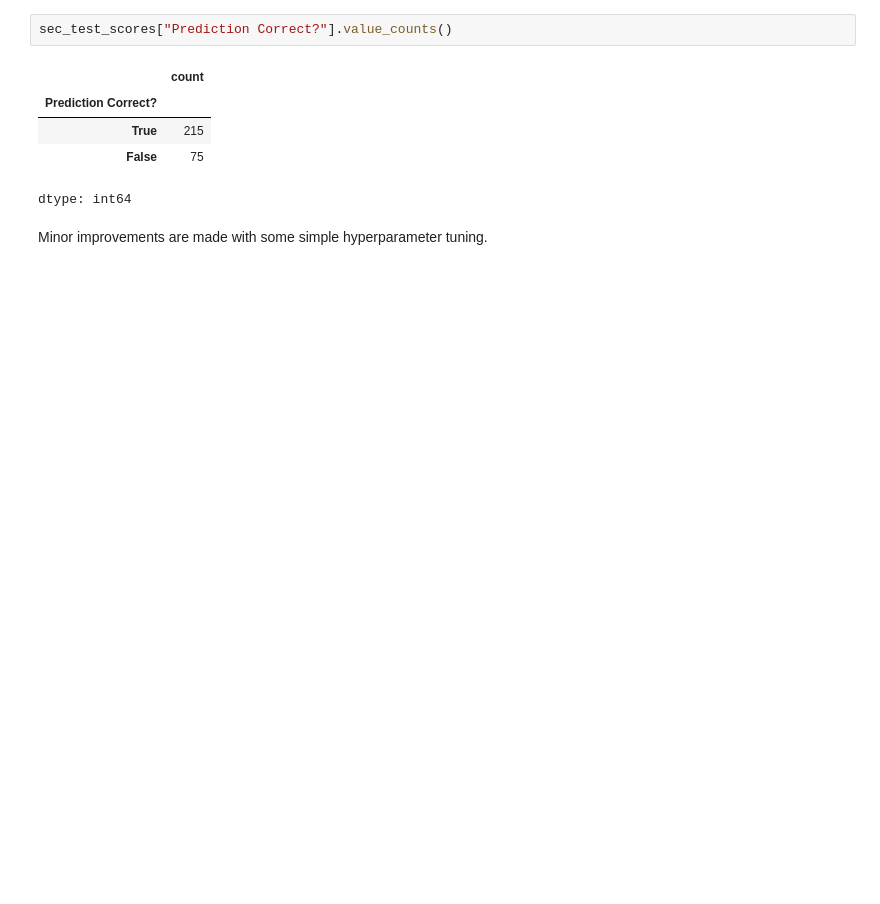
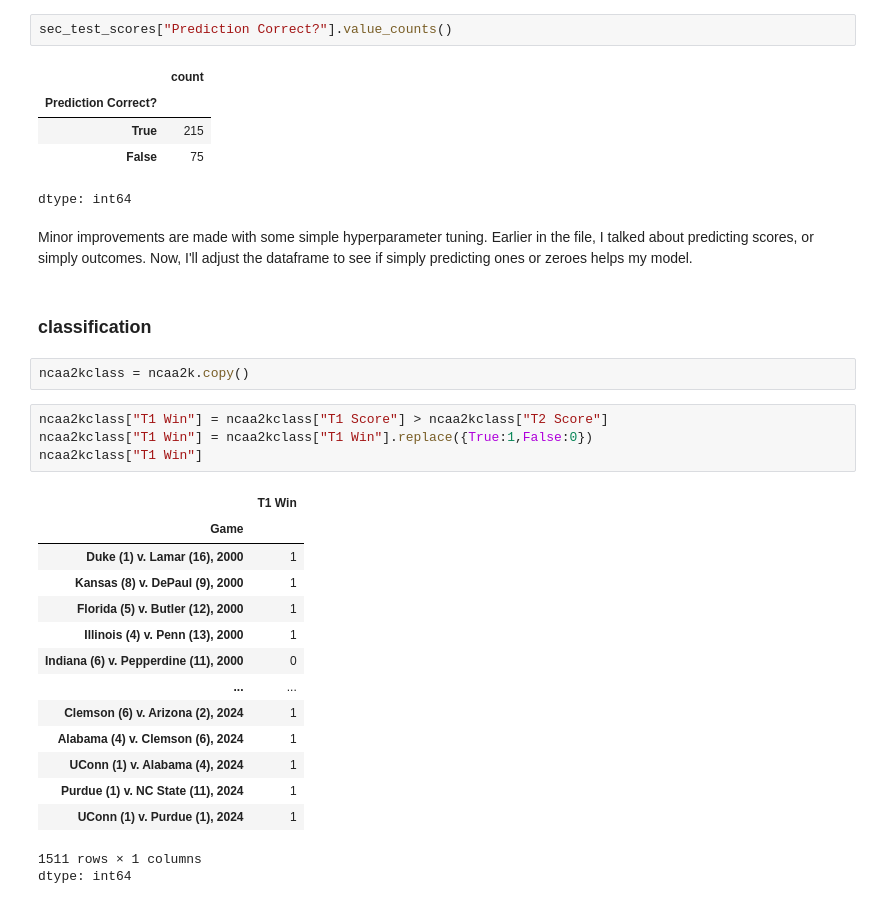
Before and after one commit to BARATZL/march-madness-supML, a Jupyter notebook: NCAAMB_ML.ipynb, the cells around one changed output. Saved outputs shown, nothing was run; the diff lists cells and outputs as text; blank space fills up the shorter version.

Commit message:
tried classification

```diff
--- a/NCAAMB_ML.ipynb
+++ b/NCAAMB_ML.ipynb
@@ -1015,5 +1017,29 @@ sec_test_scores["Prediction Correct?"].value_counts()
 | True | 215 |
 | False | 75 |
 dtype: int64
-# %% [markdown]
-Minor improvements are made with some simple hyperparameter tuning.
+# %% [markdown]
+Minor improvements are made with some simple hyperparameter tuning. Earlier in the file, I talked about predicting scores, or simply outcomes. Now, I'll adjust the dataframe to see if simply predicting ones or zeroes helps my model.
+# %% [markdown]
+### classification
+# %%
+ncaa2kclass = ncaa2k.copy()
+# %%
+ncaa2kclass["T1 Win"] = ncaa2kclass["T1 Score"] > ncaa2kclass["T2 Score"]
+ncaa2kclass["T1 Win"] = ncaa2kclass["T1 Win"].replace({True:1,False:0})
+ncaa2kclass["T1 Win"]
+# %% [output]
+|  | T1 Win |
+| Game |  |
+| Duke (1) v. Lamar (16), 2000 | 1 |
+| Kansas (8) v. DePaul (9), 2000 | 1 |
+| Florida (5) v. Butler (12), 2000 | 1 |
+| Illinois (4) v. Penn (13), 2000 | 1 |
+| Indiana (6) v. Pepperdine (11), 2000 | 0 |
+| ... | ... |
+| Clemson (6) v. Arizona (2), 2024 | 1 |
+| Alabama (4) v. Clemson (6), 2024 | 1 |
+| UConn (1) v. Alabama (4), 2024 | 1 |
+| Purdue (1) v. NC State (11), 2024 | 1 |
+| UConn (1) v. Purdue (1), 2024 | 1 |
+1511 rows × 1 columns
+dtype: int64
```
Also changed, not shown: parts of 8 cells of this notebook.
